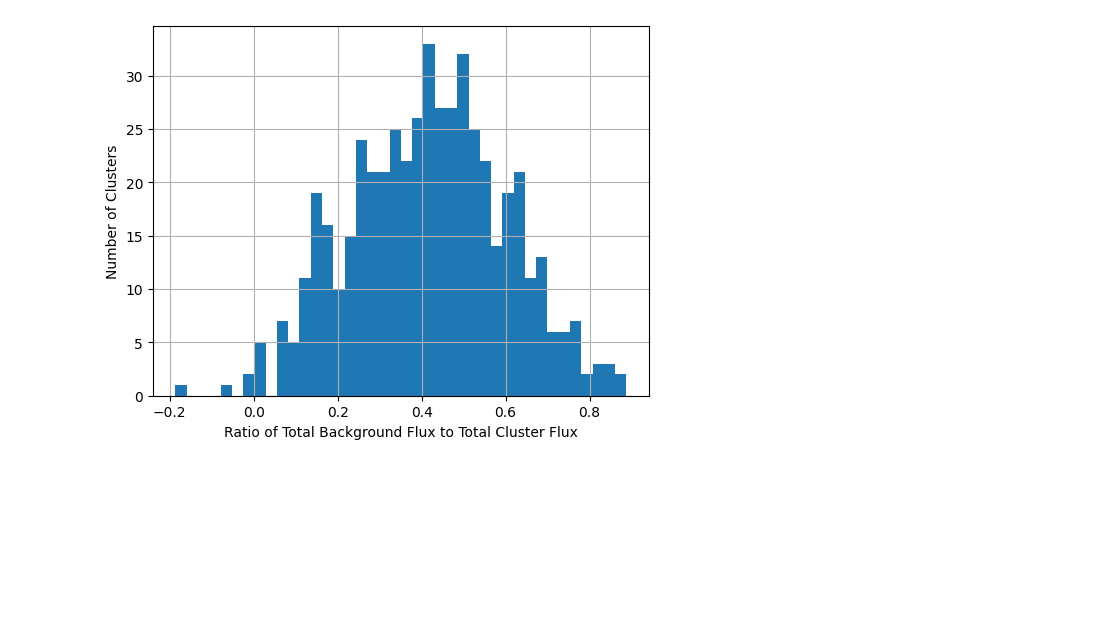
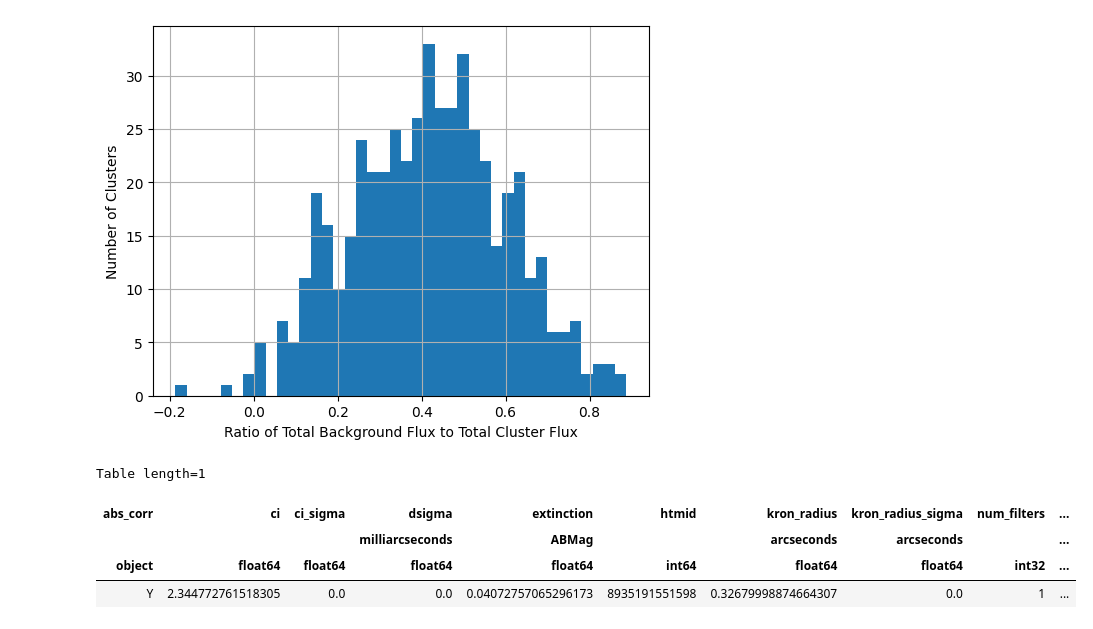
Before and after one commit to MalayKedia/studying_cluster_properties-KSP, a Jupyter notebook: FluxCalculationForClusters/cluster_flux_calc_using_img.ipynb, the cells around one changed output. Drawn from its saved outputs; the diff is of its cells as text; code cells hidden in the pictures; blank space fills up the shorter version.

Commit message:
Tried Astroquery

```diff
--- a/FluxCalculationForClusters/cluster_flux_calc_using_img.ipynb
+++ b/FluxCalculationForClusters/cluster_flux_calc_using_img.ipynb
@@ -159,3 +159,17 @@ plt.grid()
 plt.show()
 # %% [output]
 [figure]
+# %%
+from astroquery.esasky import ESASky
+from astropy.coordinates import SkyCoord
+import astropy.units as u
+
+result = ESASky.query_region_catalogs(position=SkyCoord(ra=ra_img_centre, dec=dec_img_centre, unit=(u.deg, u.deg)), radius=8*u.arcmin, catalogs="HSC", row_limit=40000)
+
+result[0]
+# %% [output]
+Table length=1
+| abs_corr | ci | ci_sigma | dsigma | extinction | htmid | kron_radius | kron_radius_sigma | num_filters | ... |
+|  |  |  | milliarcseconds | ABMag |  | arcseconds | arcseconds |  | ... |
+| object | float64 | float64 | float64 | float64 | int64 | float64 | float64 | int32 | ... |
+| Y | 2.344772761518305 | 0.0 | 0.0 | 0.04072757065296173 | 8935191551598 | 0.32679998874664307 | 0.0 | 1 | ... |
```
